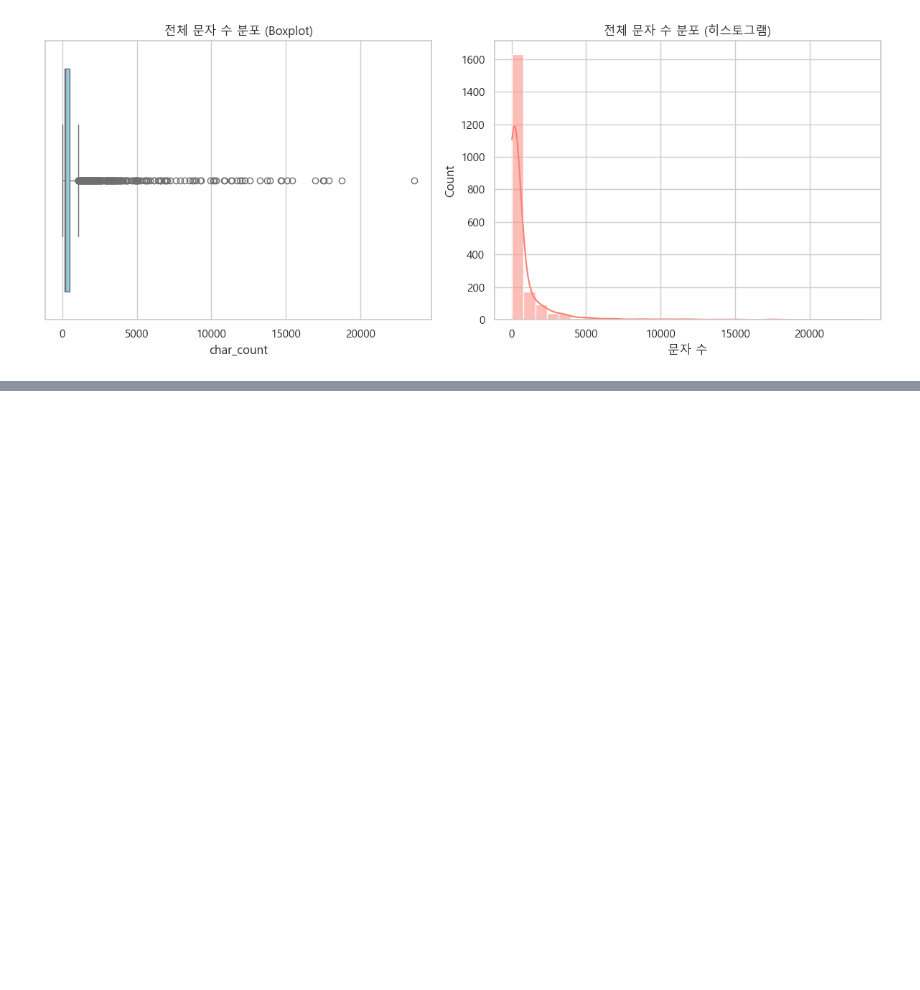
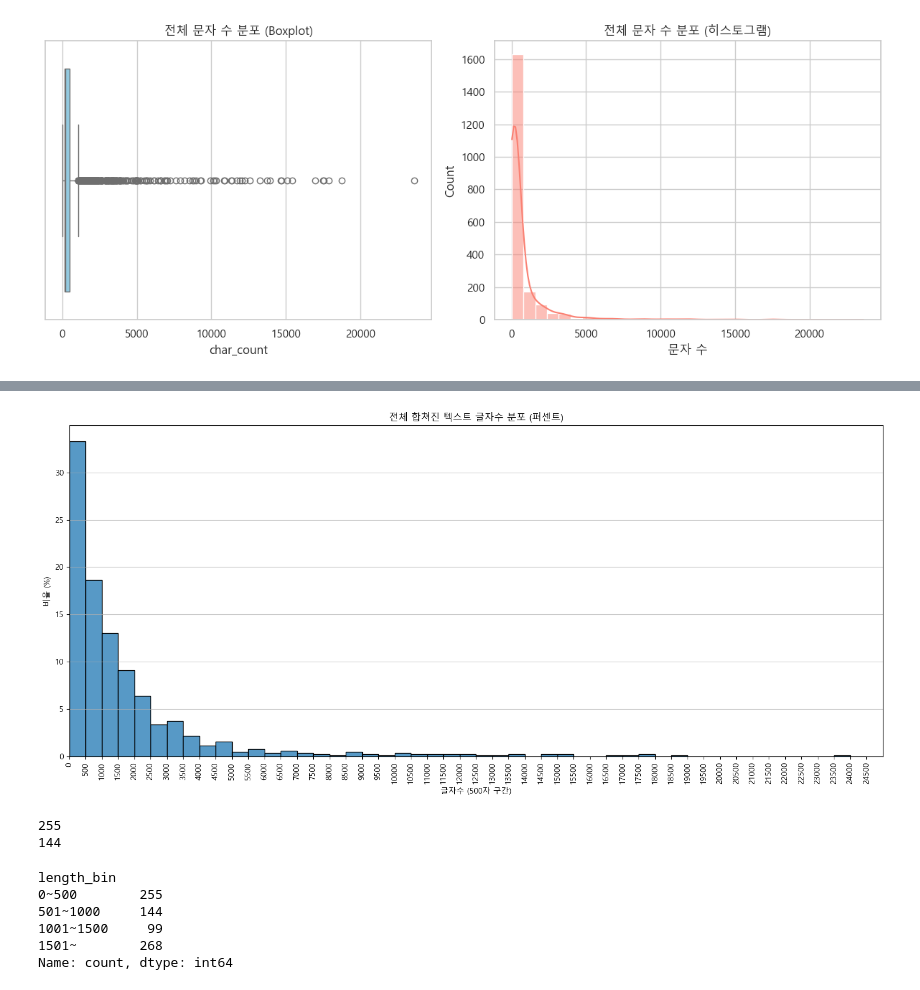
Before and after one commit to kwj903/woogawooga_project, a Jupyter notebook: dataset_create/Woojae/phishig_data_analysis.ipynb, the cells around one changed output, grey strips where cells are left out. Drawn from its saved outputs; the diff is of its cells as text; code cells hidden in the pictures; blank space fills up the shorter version.

```diff
--- a/dataset_create/Woojae/phishig_data_analysis.ipynb
+++ b/dataset_create/Woojae/phishig_data_analysis.ipynb
@@ -187,0 +270,52 @@ top_700_keywords.to_csv("phishing_top_700_keywords.csv", index=False, encoding="
+# %%
+plt.rcParams["axes.unicode_minus"] = False
+if platform.system() == "Windows":
+    font_path = "C:/Windows/Fonts/malgun.ttf"
+    font_name = font_manager.FontProperties(fname=font_path).get_name()
+    rc("font", family=font_name)
+# 전체 합쳐진 텍스트 글자수 분포 히스토그램 (퍼센트, 500자 구간, 25000자 제한)
+plt.figure(figsize=(15, 7))
+# 0부터 25000까지 500 간격으로 bin 생성
+bins = range(0, 25000, 500)
+sns.histplot(grouped_df['combined_text_length'], bins=bins, kde=False, stat='percent')
+plt.title('전체 합쳐진 텍스트 글자수 분포 (퍼센트)')
+plt.xlabel('글자수 (500자 구간)')
+plt.ylabel('비율 (%)')
+plt.xticks(bins, rotation=90) # x축 레이블을 bin 경계로 설정하고 회전
+plt.xlim(0, 25000) # x축 범위 제한
+plt.grid(axis='y', alpha=0.75)
+plt.tight_layout()
+plt.show() # 그래프 출력
+# %% [output]
+[figure, added]
+# %%
+print(grouped_df[grouped_df["combined_text_length"] <= 500].shape[0])
+print(
+    grouped_df[
+        (grouped_df["combined_text_length"] > 500)
+        & (grouped_df["combined_text_length"] <= 1000)
+    ].shape[0]
+)
+# %% [output]
+255
+144
+# %%
+# 구간 정의
+bins = [0, 500, 1000, 1500, float("inf")]
+labels = ["0~500", "501~1000", "1001~1500", "1501~"]
+
+# 구간에 따라 분류
+grouped_df["length_bin"] = pd.cut(
+    grouped_df["combined_text_length"], bins=bins, labels=labels, right=True
+)
+
+# 구간별 개수 출력
+length_counts = grouped_df["length_bin"].value_counts().sort_index()
+print(length_counts)
+# %% [output]
+length_bin
+0~500        255
+501~1000     144
+1001~1500     99
+1501~        268
+Name: count, dtype: int64
```
Also changed, not shown: parts of 7 cells of this notebook, 1 other file.
